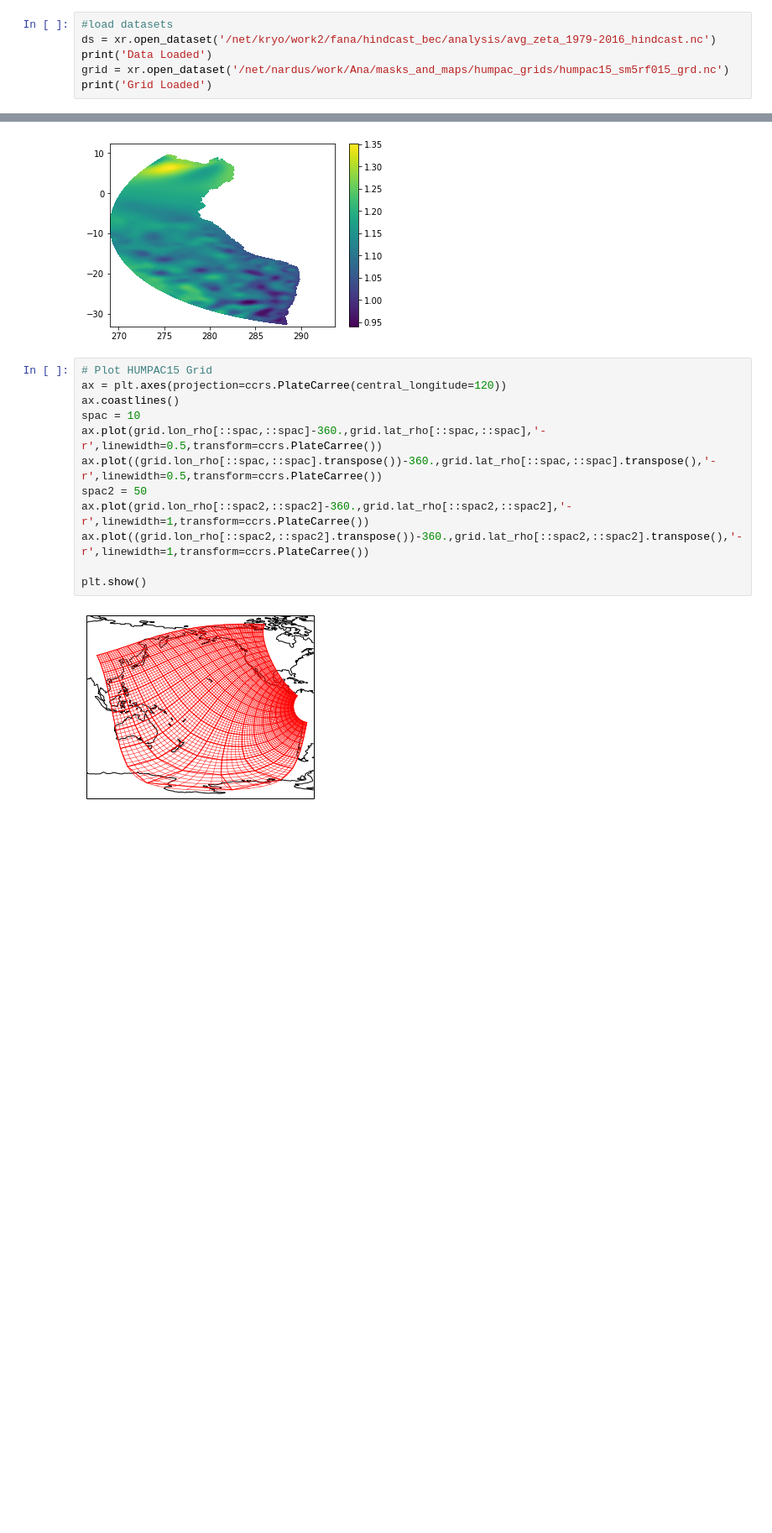
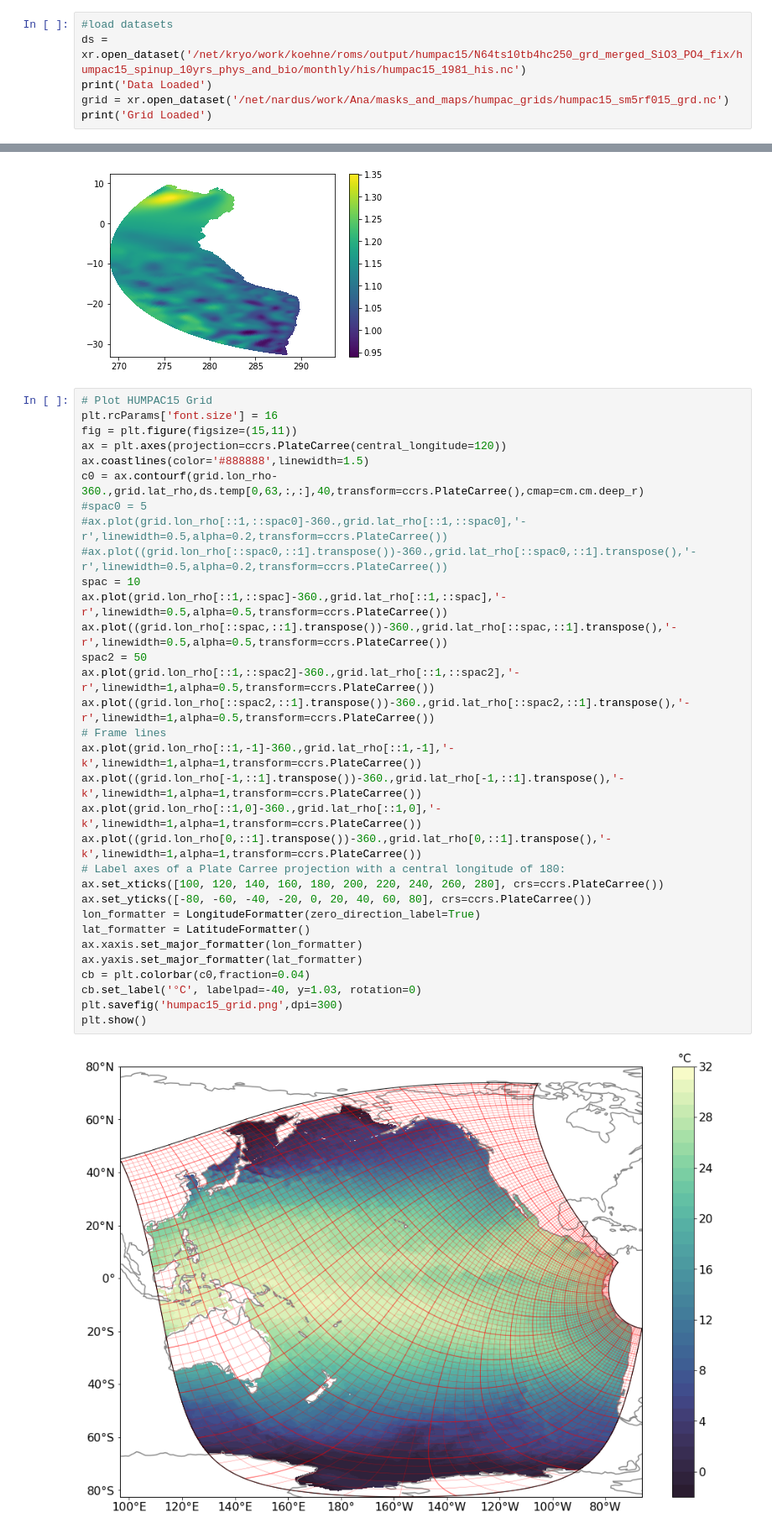
Before and after one commit to eikekoehn/scripts, a Jupyter notebook: python/ROMS_BEC_HUMPAC15_Grid.ipynb, the cells around one changed output, grey strips where cells are left out. Shown: that part at 84% size. Cells and saved outputs as stored; diff of their text form; blank space fills up the shorter version.

```diff
--- a/python/ROMS_BEC_HUMPAC15_Grid.ipynb
+++ b/python/ROMS_BEC_HUMPAC15_Grid.ipynb
@@ -13,6 +15,6 @@ import xarray as xr
 # %%
 #load datasets
-ds = xr.open_dataset('/net/kryo/work2/fana/hindcast_bec/analysis/avg_zeta_1979-2016_hindcast.nc')
+ds = xr.open_dataset('/net/kryo/work/koehne/roms/output/humpac15/N64ts10tb4hc250_grd_merged_SiO3_PO4_fix/humpac15_spinup_10yrs_phys_and_bio/monthly/his/humpac15_1981_his.nc')
 print('Data Loaded')
 grid = xr.open_dataset('/net/nardus/work/Ana/masks_and_maps/humpac_grids/humpac15_sm5rf015_grd.nc')
 print('Grid Loaded')
@@ -29,15 +44,35 @@ plt.show()
 [figure]
 # %%
 # Plot HUMPAC15 Grid
+plt.rcParams['font.size'] = 16
+fig = plt.figure(figsize=(15,11))
 ax = plt.axes(projection=ccrs.PlateCarree(central_longitude=120))
-ax.coastlines()
+ax.coastlines(color='#888888',linewidth=1.5)
+c0 = ax.contourf(grid.lon_rho-360.,grid.lat_rho,ds.temp[0,63,:,:],40,transform=ccrs.PlateCarree(),cmap=cm.cm.deep_r)
+#spac0 = 5
+#ax.plot(grid.lon_rho[::1,::spac0]-360.,grid.lat_rho[::1,::spac0],'-r',linewidth=0.5,alpha=0.2,transform=ccrs.PlateCarree())
+#ax.plot((grid.lon_rho[::spac0,::1].transpose())-360.,grid.lat_rho[::spac0,::1].transpose(),'-r',linewidth=0.5,alpha=0.2,transform=ccrs.PlateCarree())
 spac = 10
-ax.plot(grid.lon_rho[::spac,::spac]-360.,grid.lat_rho[::spac,::spac],'-r',linewidth=0.5,transform=ccrs.PlateCarree())
-ax.plot((grid.lon_rho[::spac,::spac].transpose())-360.,grid.lat_rho[::spac,::spac].transpose(),'-r',linewidth=0.5,transform=ccrs.PlateCarree())
+ax.plot(grid.lon_rho[::1,::spac]-360.,grid.lat_rho[::1,::spac],'-r',linewidth=0.5,alpha=0.5,transform=ccrs.PlateCarree())
+ax.plot((grid.lon_rho[::spac,::1].transpose())-360.,grid.lat_rho[::spac,::1].transpose(),'-r',linewidth=0.5,alpha=0.5,transform=ccrs.PlateCarree())
 spac2 = 50
-ax.plot(grid.lon_rho[::spac2,::spac2]-360.,grid.lat_rho[::spac2,::spac2],'-r',linewidth=1,transform=ccrs.PlateCarree())
-ax.plot((grid.lon_rho[::spac2,::spac2].transpose())-360.,grid.lat_rho[::spac2,::spac2].transpose(),'-r',linewidth=1,transform=ccrs.PlateCarree())
-
+ax.plot(grid.lon_rho[::1,::spac2]-360.,grid.lat_rho[::1,::spac2],'-r',linewidth=1,alpha=0.5,transform=ccrs.PlateCarree())
+ax.plot((grid.lon_rho[::spac2,::1].transpose())-360.,grid.lat_rho[::spac2,::1].transpose(),'-r',linewidth=1,alpha=0.5,transform=ccrs.PlateCarree())
+# Frame lines
+ax.plot(grid.lon_rho[::1,-1]-360.,grid.lat_rho[::1,-1],'-k',linewidth=1,alpha=1,transform=ccrs.PlateCarree())
+ax.plot((grid.lon_rho[-1,::1].transpose())-360.,grid.lat_rho[-1,::1].transpose(),'-k',linewidth=1,alpha=1,transform=ccrs.PlateCarree())
+ax.plot(grid.lon_rho[::1,0]-360.,grid.lat_rho[::1,0],'-k',linewidth=1,alpha=1,transform=ccrs.PlateCarree())
+ax.plot((grid.lon_rho[0,::1].transpose())-360.,grid.lat_rho[0,::1].transpose(),'-k',linewidth=1,alpha=1,transform=ccrs.PlateCarree())
+# Label axes of a Plate Carree projection with a central longitude of 180:
+ax.set_xticks([100, 120, 140, 160, 180, 200, 220, 240, 260, 280], crs=ccrs.PlateCarree())
+ax.set_yticks([-80, -60, -40, -20, 0, 20, 40, 60, 80], crs=ccrs.PlateCarree())
+lon_formatter = LongitudeFormatter(zero_direction_label=True)
+lat_formatter = LatitudeFormatter()
+ax.xaxis.set_major_formatter(lon_formatter)
+ax.yaxis.set_major_formatter(lat_formatter)
+cb = plt.colorbar(c0,fraction=0.04)
+cb.set_label('°C', labelpad=-40, y=1.03, rotation=0)
+plt.savefig('humpac15_grid.png',dpi=300)
 plt.show()
 # %% [output]
-[figure, old version]
+[figure, new version]
```
Also changed, not shown: parts of 3 cells of this notebook, 15 other files.
